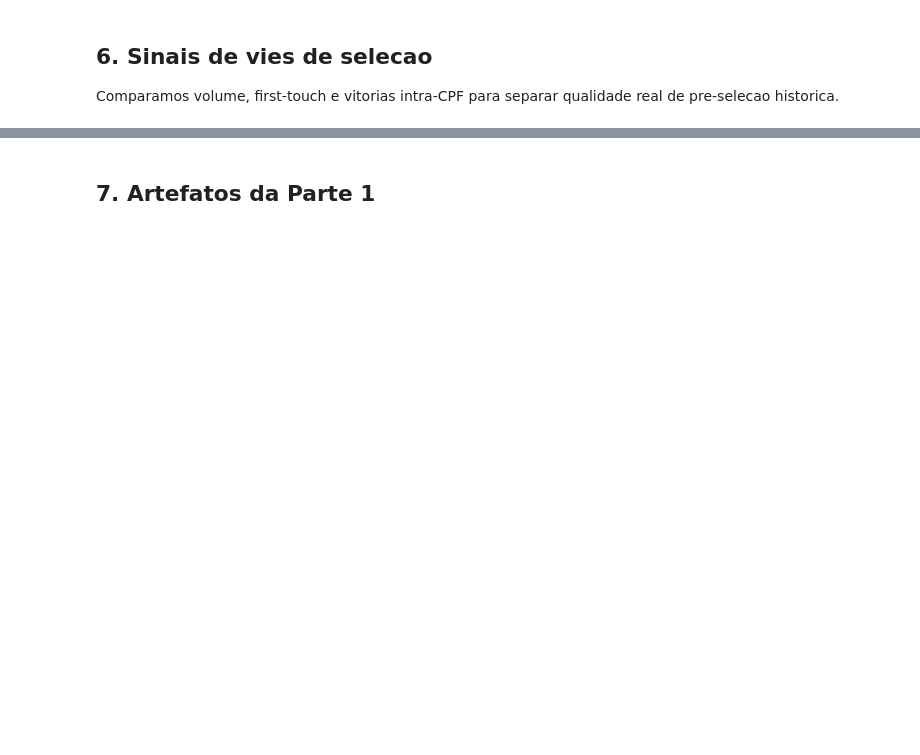
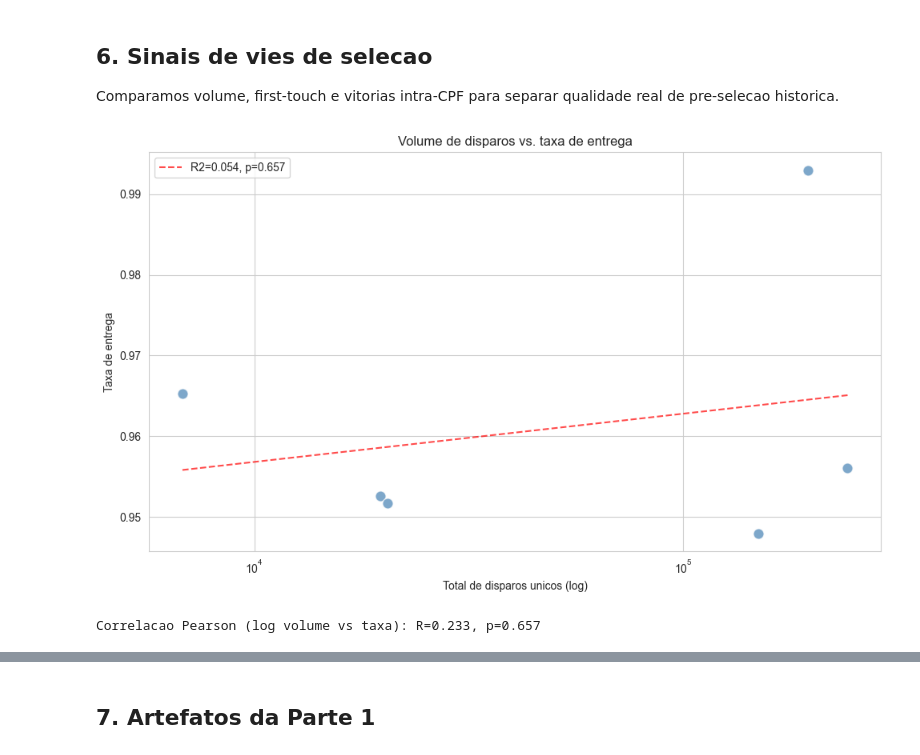
Before and after one commit to WizardCake/desafio-cientista-dados-pleno-campanhas, a Jupyter notebook: notebooks/01_eda_e_qualidade_fontes.ipynb, the cells around one changed output, grey strips where cells are left out. Drawn from its saved outputs; the diff is of its cells as text; code cells hidden in the pictures; blank space fills up the shorter version.

```diff
--- a/notebooks/01_eda_e_qualidade_fontes.ipynb
+++ b/notebooks/01_eda_e_qualidade_fontes.ipynb
@@ -159,21 +227,23 @@ Comparamos volume, first-touch e vitorias intra-CPF para separar qualidade real
 # %%
 fig, ax = plt.subplots(figsize=(10, 6))
 ax.scatter(metricas_sistema['total_disparos'], metricas_sistema['taxa_entrega'], s=90, alpha=0.7, color='steelblue', edgecolors='white')
 log_vol = np.log10(metricas_sistema['total_disparos'])
 slope, intercept, r_value, p_value, std_err = stats.linregress(log_vol, metricas_sistema['taxa_entrega'])
 x_fit = np.linspace(metricas_sistema['total_disparos'].min(), metricas_sistema['total_disparos'].max(), 100)
 y_fit = slope * np.log10(x_fit) + intercept
 ax.plot(x_fit, y_fit, 'r--', alpha=0.7, label=f'R2={r_value**2:.3f}, p={p_value:.3f}')
 ax.set_xscale('log')
 ax.set_xlabel('Total de disparos unicos (log)')
 ax.set_ylabel('Taxa de entrega')
 ax.set_title('Volume de disparos vs. taxa de entrega')
-ax.set_ylim(0, 1)
 ax.legend()
 plt.tight_layout()
 plt.show()
 
 print(f'Correlacao Pearson (log volume vs taxa): R={r_value:.3f}, p={p_value:.3f}')
+# %% [output]
+[figure, added]
+Correlacao Pearson (log volume vs taxa): R=0.233, p=0.657
 # %%
 df_first = (
     df_disparo.sort_values('envio_datahora')
```
Also changed, not shown: parts of 11 cells of this notebook, 1 other file.
